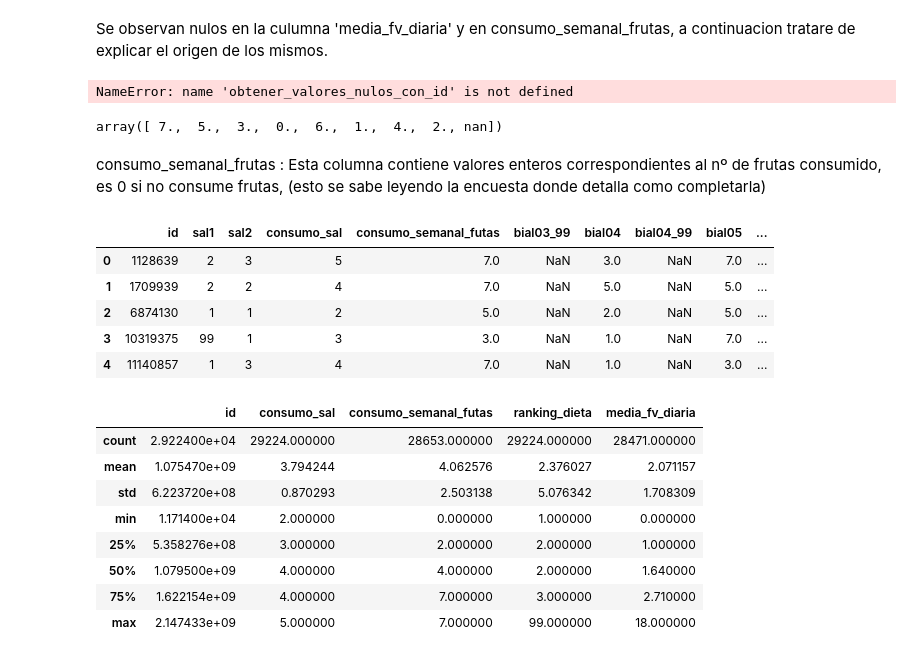
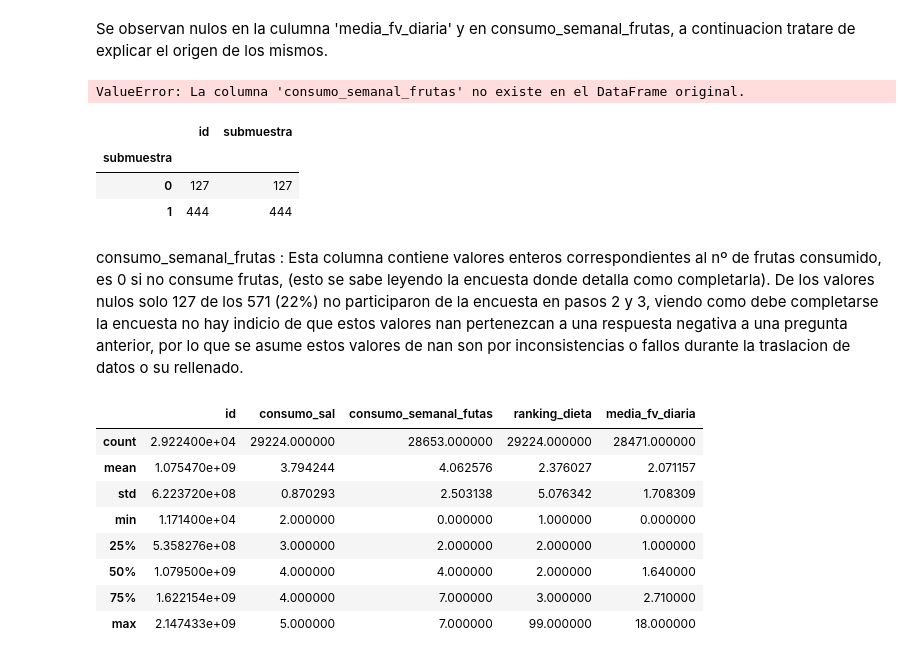
Before and after one commit to Data-Science-YPF/factores_riesgo, a Jupyter notebook: analisisBD.ipynb, the cells around one changed output. Cells and saved outputs as stored; diff of their text form; code cells hidden in the pictures.

Commit message:
Renombre de columnas que faltaban

```diff
--- a/analisisBD.ipynb
+++ b/analisisBD.ipynb
@@ -279,26 +279,24 @@ calcular_nulos_y_porcentaje(alimentacion)
 Se observan nulos en la culumna 'media_fv_diaria' y en consumo_semanal_frutas, a continuacion tratare de explicar el origen de los mismos.
 # %%
 # De la tabla sin filtrar, busco mis columnas pertenecientes a la tabla alimentacion, con una funcion importada de funciones.py
-columnas_alimento = ['id', 'sal1', 'sal2', 'consumo_sal', 'consumo_semanal_futas','bial03_99', 'bial04', 'bial04_99', 'bial05', 'bial05_99', 'bial06','bial06_99', 'bial07', 'ranking_dieta', 'bial09', 'bial10','media_fv_diaria', 'consumo_fv', 'barreras_fyv']
+columnas_alimento = ['id', 'sal1', 'sal2', 'consumo_sal', 'consumo_semanal_frutas',
+       'consumo_semanal_nsnc', 'porciones_diarias_frutas',
+       'porcionesf_diarias_nsnc', 'consumo_semanal_verduras',
+       'consumo_semanal_v_nsnc', 'porciones_diarias_verduras',
+       'porcionesv_diarias_nsnc', 'razon_bajo_consumo', 'ranking_dieta',
+       'razon_dieta_pobre', 'opinion_impuesto_beb_azucaradas',
+       'media_fv_diaria', 'consumo_fv', 'barreras_fyv']
 alimentacion_nofiltro = filtrar_columnas(friesgo_2018_raw,columnas_alimento)
+# %% [output]
+ValueError: La columna 'consumo_semanal_frutas' no existe en el DataFrame original.
 # %%
 # Busco que valores tiene la columna submuestra para los valores nulos en la columna consumo_semanal_frutas
-columnas_objetivo = ['id','submuestra']
-obtener_valores_nulos_con_id(friesgo_2018_raw,alimentacion_nofiltro.consumo_semanal_frutas)
+valores_nulos_con_id = friesgo_2018_raw[friesgo_2018_raw['consumo_semanal_futas'].isna()][['id', 'submuestra']]
+valores_nulos_con_id.groupby(friesgo_2018_raw['submuestra']).count()
 # %% [output]
-NameError: name 'obtener_valores_nulos_con_id' is not defined
+|  | id | submuestra |
+| submuestra |  |  |
+| 0 | 127 | 127 |
+| 1 | 444 | 444 |
-# %%
-alimentacion_nofiltro.consumo_semanal_futas.unique()
-# %% [output]
-array([ 7.,  5.,  3.,  0.,  6.,  1.,  4.,  2., nan])
 # %% [markdown]
-consumo_semanal_frutas : Esta columna contiene valores enteros correspondientes al nº de frutas consumido, es 0 si no consume frutas, (esto se sabe leyendo la encuesta donde detalla como completarla)
+consumo_semanal_frutas : Esta columna contiene valores enteros correspondientes al nº de frutas consumido, es 0 si no consume frutas, (esto se sabe leyendo la encuesta donde detalla como completarla). De los valores nulos solo 127 de los 571 (22%) no participaron de la encuesta en pasos 2 y 3, viendo como debe completarse la encuesta no hay indicio de que estos valores nan pertenezcan a una respuesta negativa a una pregunta anterior, por lo que se asume estos valores de nan son por inconsistencias o fallos durante la traslacion de datos o su rellenado.
-# %%
-alimentacion_nofiltro.head()
-# %% [output]
-|  | id | sal1 | sal2 | consumo_sal | consumo_semanal_futas | bial03_99 | bial04 | bial04_99 | bial05 | ... |
-| 0 | 1128639 | 2 | 3 | 5 | 7.0 | NaN | 3.0 | NaN | 7.0 | ... |
-| 1 | 1709939 | 2 | 2 | 4 | 7.0 | NaN | 5.0 | NaN | 5.0 | ... |
-| 2 | 6874130 | 1 | 1 | 2 | 5.0 | NaN | 2.0 | NaN | 5.0 | ... |
-| 3 | 10319375 | 99 | 1 | 3 | 3.0 | NaN | 1.0 | NaN | 7.0 | ... |
-| 4 | 11140857 | 1 | 3 | 4 | 7.0 | NaN | 1.0 | NaN | 3.0 | ... |
```
Also changed, not shown: parts of 3 cells of this notebook, 2 other files.
